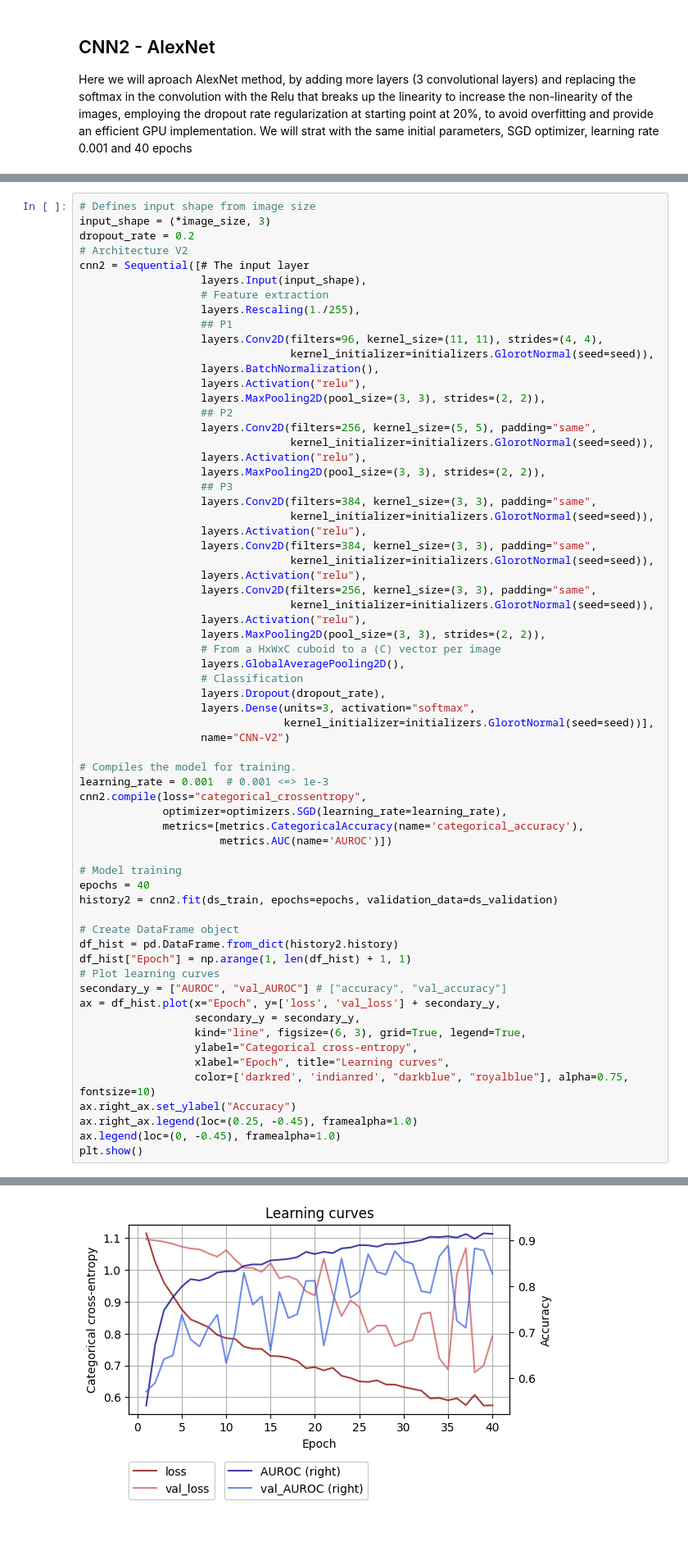
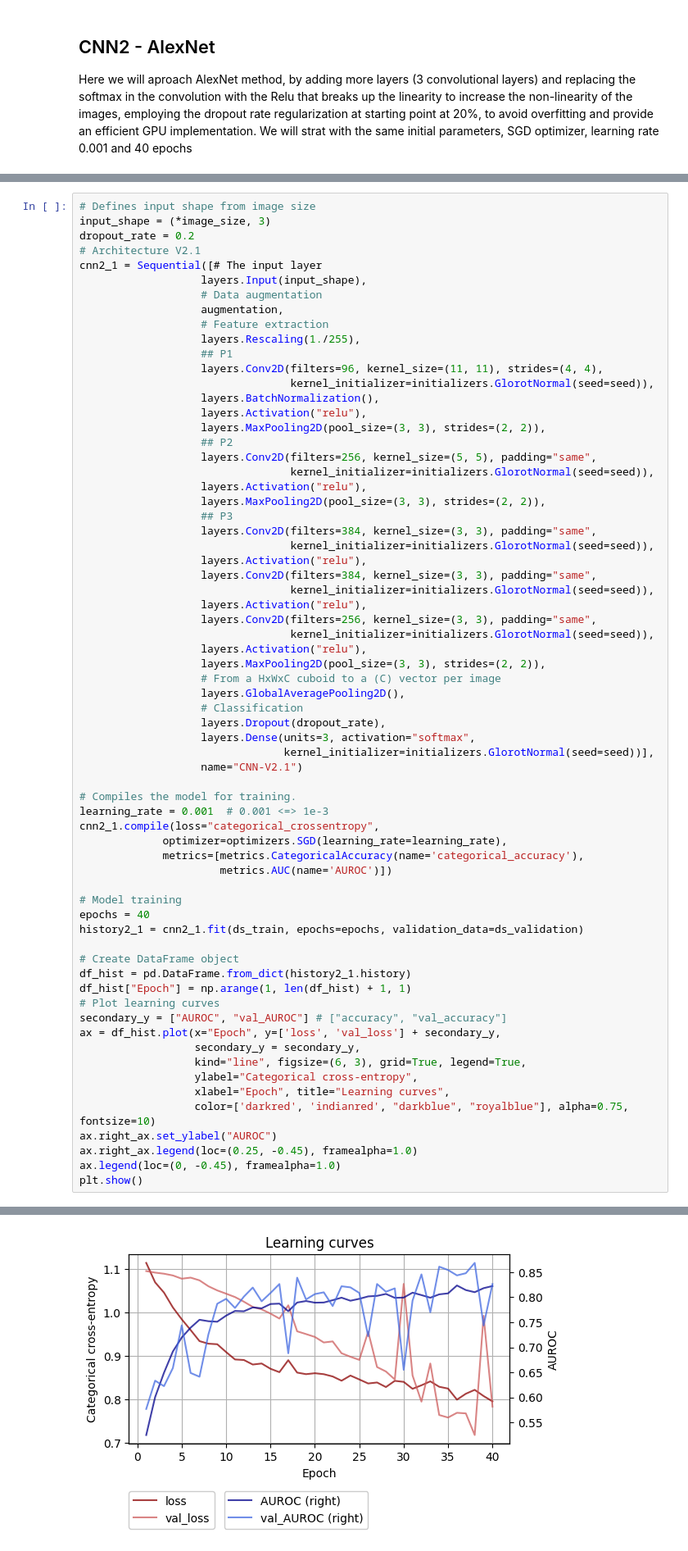
Before and after one commit to iryna-savchuk/DL_project, a Jupyter notebook: 3_1_model_handcrafted.ipynb, the cells around one changed output, grey strips where cells are left out. Shown at 82% size. Drawn from its saved outputs; the diff is of its cells as text.

```diff
--- a/3_1_model_handcrafted.ipynb
+++ b/3_1_model_handcrafted.ipynb
@@ -653,9 +667,11 @@ Here we will aproach AlexNet method, by adding more layers (3 convolutional laye
 # Defines input shape from image size
 input_shape = (*image_size, 3)
 dropout_rate = 0.2
-# Architecture V2
-cnn2 = Sequential([# The input layer
+# Architecture V2.1
+cnn2_1 = Sequential([# The input layer
                    layers.Input(input_shape),
+                   # Data augmentation
+                   augmentation,
                    # Feature extraction
                    layers.Rescaling(1./255),
                    ## P1
@@ -686,21 +702,21 @@ cnn2 = Sequential([# The input layer
                    layers.Dropout(dropout_rate),
                    layers.Dense(units=3, activation="softmax",
                                 kernel_initializer=initializers.GlorotNormal(seed=seed))],
-                   name="CNN-V2")
+                   name="CNN-V2.1")
 
 # Compiles the model for training.
 learning_rate = 0.001  # 0.001 <=> 1e-3
-cnn2.compile(loss="categorical_crossentropy",
+cnn2_1.compile(loss="categorical_crossentropy",
              optimizer=optimizers.SGD(learning_rate=learning_rate),
              metrics=[metrics.CategoricalAccuracy(name='categorical_accuracy'),
                       metrics.AUC(name='AUROC')])
 
 # Model training
 epochs = 40
-history2 = cnn2.fit(ds_train, epochs=epochs, validation_data=ds_validation)
+history2_1 = cnn2_1.fit(ds_train, epochs=epochs, validation_data=ds_validation)
 
 # Create DataFrame object
-df_hist = pd.DataFrame.from_dict(history2.history)
+df_hist = pd.DataFrame.from_dict(history2_1.history)
 df_hist["Epoch"] = np.arange(1, len(df_hist) + 1, 1)
 # Plot learning curves
 secondary_y = ["AUROC", "val_AUROC"] # ["accuracy", "val_accuracy"]
@@ -710,7 +726,7 @@ ax = df_hist.plot(x="Epoch", y=['loss', 'val_loss'] + secondary_y,
                   ylabel="Categorical cross-entropy",
                   xlabel="Epoch", title="Learning curves",
                   color=['darkred', 'indianred', "darkblue", "royalblue"], alpha=0.75, fontsize=10)
-ax.right_ax.set_ylabel("Accuracy")
+ax.right_ax.set_ylabel("AUROC")
 ax.right_ax.legend(loc=(0.25, -0.45), framealpha=1.0)
 ax.legend(loc=(0, -0.45), framealpha=1.0)
 plt.show()
@@ -735,2 +751,2 @@ Epoch 40/40
-[figure, old version]
+[figure, new version]
 # %% [markdown]
```
Also changed, not shown: parts of 57 cells of this notebook.
